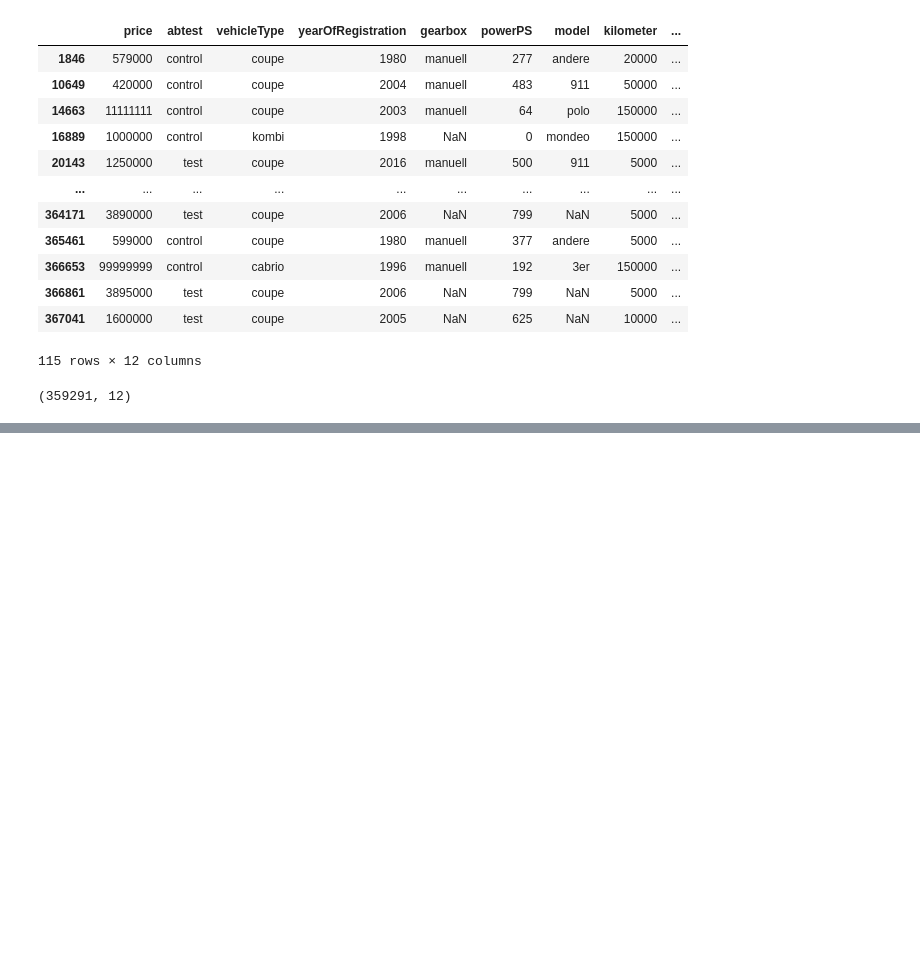
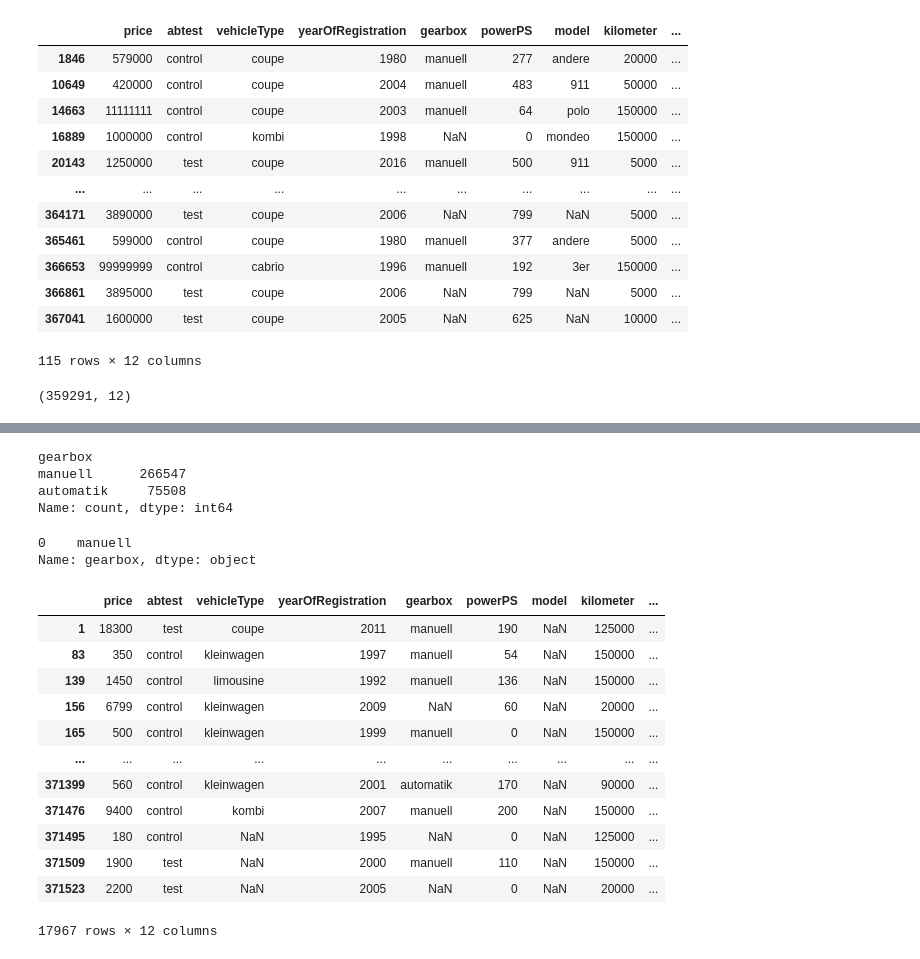
Before and after one commit to mmdes/ai-experiments, a Jupyter notebook: notebooks/7_regression_dataset_analysis.ipynb, the cells around one changed output, grey strips where cells are left out. Drawn from its saved outputs; the diff is of its cells as text; code cells hidden in the pictures; blank space fills up the shorter version.

```diff
--- a/notebooks/7_regression_dataset_analysis.ipynb
+++ b/notebooks/7_regression_dataset_analysis.ipynb
@@ -150,0 +191,28 @@ dataset.shape
+# %%
+dataset['gearbox'].value_counts()
+# %% [output]
+gearbox
+manuell      266547
+automatik     75508
+Name: count, dtype: int64
+# %%
+dataset['gearbox'].mode()
+# %% [output]
+0    manuell
+Name: gearbox, dtype: object
+# %%
+dataset.loc[pd.isnull(dataset['model'])]
+# %% [output]
+|  | price | abtest | vehicleType | yearOfRegistration | gearbox | powerPS | model | kilometer | ... |
+| 1 | 18300 | test | coupe | 2011 | manuell | 190 | NaN | 125000 | ... |
+| 83 | 350 | control | kleinwagen | 1997 | manuell | 54 | NaN | 150000 | ... |
+| 139 | 1450 | control | limousine | 1992 | manuell | 136 | NaN | 150000 | ... |
+| 156 | 6799 | control | kleinwagen | 2009 | NaN | 60 | NaN | 20000 | ... |
+| 165 | 500 | control | kleinwagen | 1999 | manuell | 0 | NaN | 150000 | ... |
+| ... | ... | ... | ... | ... | ... | ... | ... | ... | ... |
+| 371399 | 560 | control | kleinwagen | 2001 | automatik | 170 | NaN | 90000 | ... |
+| 371476 | 9400 | control | kombi | 2007 | manuell | 200 | NaN | 150000 | ... |
+| 371495 | 180 | control | NaN | 1995 | NaN | 0 | NaN | 125000 | ... |
+| 371509 | 1900 | test | NaN | 2000 | manuell | 110 | NaN | 150000 | ... |
+| 371523 | 2200 | test | NaN | 2005 | NaN | 0 | NaN | 20000 | ... |
+17967 rows × 12 columns
```
Also changed, not shown: parts of 17 cells of this notebook.
